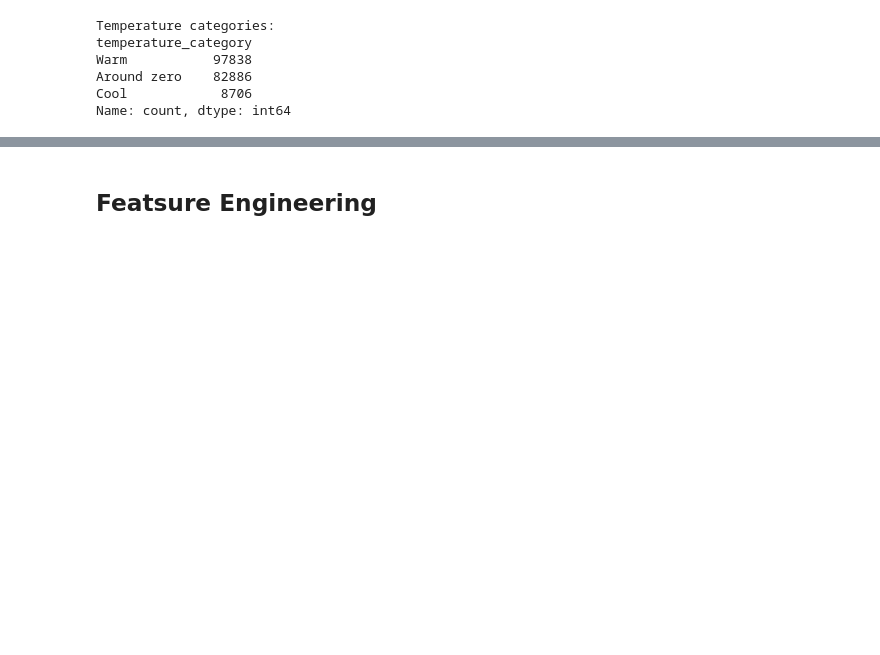
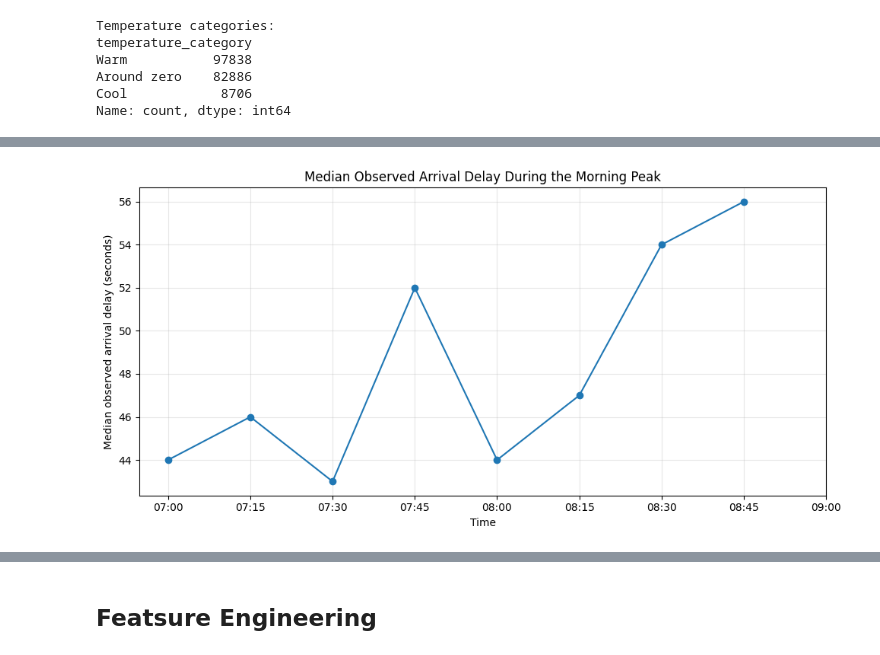
Before and after one commit to felwern/AI_course_exercises, a Jupyter notebook: Project_Line_4.ipynb, the cells around one changed output, grey strips where cells are left out. Drawn from its saved outputs; the diff is of its cells as text; code cells hidden in the pictures; blank space fills up the shorter version.

```diff
--- a/Project_Line_4.ipynb
+++ b/Project_Line_4.ipynb
@@ -1411,0 +1425,37 @@ Name: count, dtype: int64
+# %%
+# Median observed delay during the morning peak
+
+time_delay = (
+    line4_morning_2024
+    .assign(
+        time_bin=lambda x: (x["minutes_after_7"] // 15) * 15
+    )
+    .groupby("time_bin", observed=False)["observed_arrival_delay"]
+    .median()
+)
+
+plt.figure(figsize=(10, 5))
+
+plt.plot(
+    time_delay.index,
+    time_delay.values,
+    marker="o"
+)
+
+plt.xlabel("Time")
+plt.ylabel("Median observed arrival delay (seconds)")
+plt.title("Median Observed Arrival Delay During the Morning Peak")
+
+plt.xticks(
+    range(0, 121, 15),
+    [
+        "07:00", "07:15", "07:30", "07:45",
+        "08:00", "08:15", "08:30", "08:45", "09:00"
+    ]
+)
+
+plt.grid(alpha=0.3)
+plt.tight_layout()
+plt.show()
+# %% [output]
+[figure, added]
```
Also changed, not shown: parts of 9 cells of this notebook.
